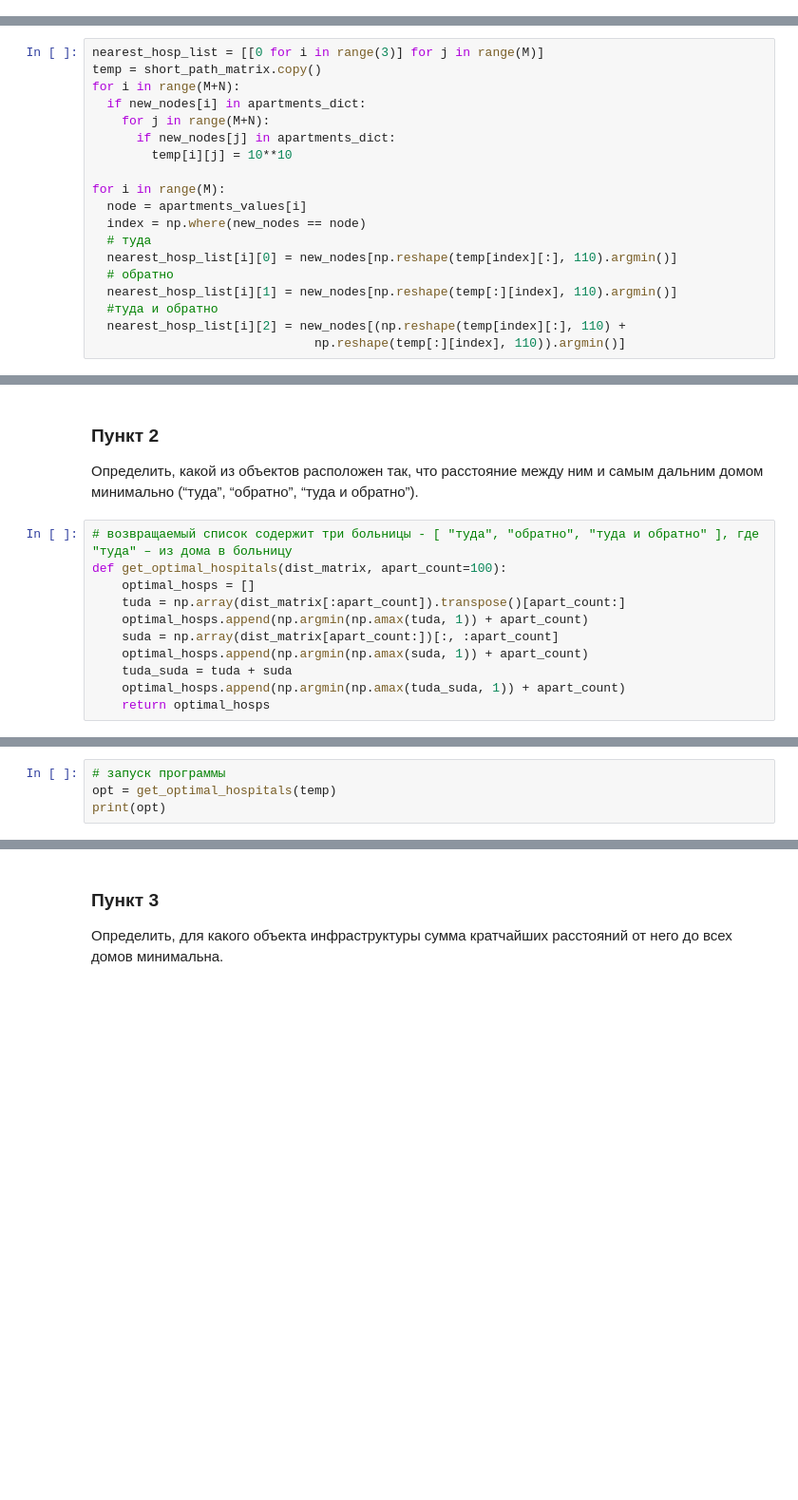
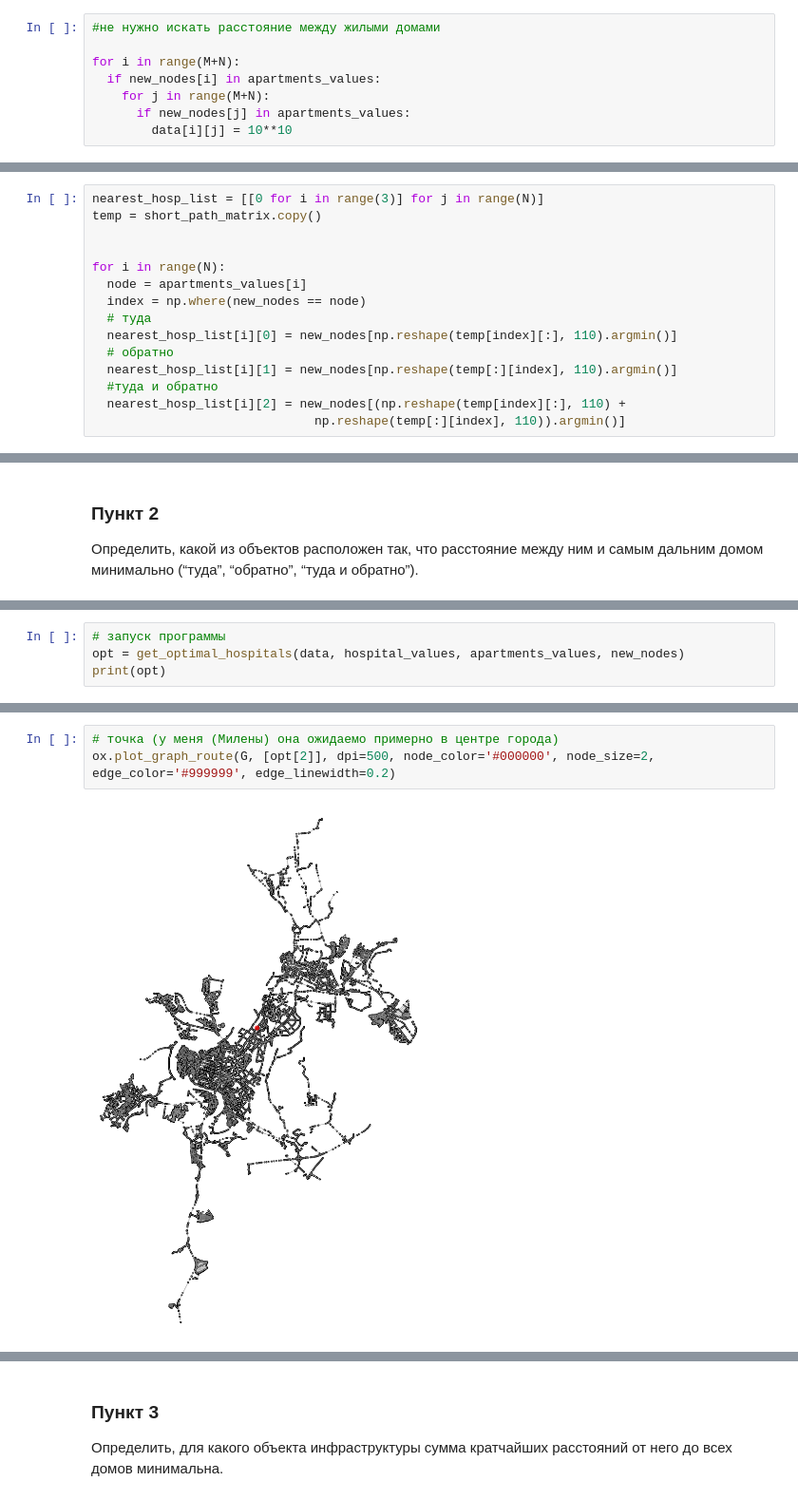
Before and after one commit to oksanamda/OSM-Graphs, a Jupyter notebook: python-things/mygraphs.ipynb, the cells around one changed output, grey strips where cells are left out. Shown at 95% size. Cells and saved outputs as stored; diff of their text form; blank space fills up the shorter version.

```diff
--- a/python-things/mygraphs.ipynb
+++ b/python-things/mygraphs.ipynb
@@ -488,3 +510,11 @@ data = short_path_matrix
+# %%
+#не нужно искать расстояние между жилыми домами
+
+for i in range(M+N):
+  if new_nodes[i] in apartments_values:
+    for j in range(M+N):
+      if new_nodes[j] in apartments_values:
+        data[i][j] = 10**10
 # %% [markdown]
 ### Пункт 1.а
 Для каждого дома определить ближайший от узла объект (путь “туда”), ближайший к объекту узел (путь “обратно”), объект, расстояние до которого и обратно минимально (“туда и обратно”).
@@ -523,13 +521,9 @@ find_nearest_hospitals(data)
 # %%
-nearest_hosp_list = [[0 for i in range(3)] for j in range(M)]
+nearest_hosp_list = [[0 for i in range(3)] for j in range(N)]
 temp = short_path_matrix.copy()
-for i in range(M+N):
-  if new_nodes[i] in apartments_dict:
-    for j in range(M+N):
-      if new_nodes[j] in apartments_dict:
-        temp[i][j] = 10**10
 
-for i in range(M):
+
+for i in range(N):
   node = apartments_values[i]
   index = np.where(new_nodes == node)
   # туда
@@ -607,14 +614,3 @@ find_in_radius(temp, radius)
 # %% [markdown]
 ### Пункт 2
 Определить, какой из объектов расположен так, что расстояние между ним и самым дальним домом минимально (“туда”, “обратно”, “туда и обратно”).
-# %%
-# возвращаемый список содержит три больницы - [ "туда", "обратно", "туда и обратно" ], где "туда" – из дома в больницу
-def get_optimal_hospitals(dist_matrix, apart_count=100):
-    optimal_hosps = []
-    tuda = np.array(dist_matrix[:apart_count]).transpose()[apart_count:]
-    optimal_hosps.append(np.argmin(np.amax(tuda, 1)) + apart_count)
-    suda = np.array(dist_matrix[apart_count:])[:, :apart_count]
-    optimal_hosps.append(np.argmin(np.amax(suda, 1)) + apart_count)
-    tuda_suda = tuda + suda
-    optimal_hosps.append(np.argmin(np.amax(tuda_suda, 1)) + apart_count)
-    return optimal_hosps
@@ -621,4 +661,4 @@ def get_optimal_hospitals(dist_matrix, apart_count=100):
 # %%
 # запуск программы
-opt = get_optimal_hospitals(temp)
+opt = get_optimal_hospitals(data, hospital_values, apartments_values, new_nodes)
 print(opt)
@@ -626,0 +671,5 @@ print(opt)
+# %%
+# точка (у меня (Милены) она ожидаемо примерно в центре города)
+ox.plot_graph_route(G, [opt[2]], dpi=500, node_color='#000000', node_size=2, edge_color='#999999', edge_linewidth=0.2)
+# %% [output]
+[figure, added]
```
Also changed, not shown: parts of 75 cells of this notebook, 1 other file.
